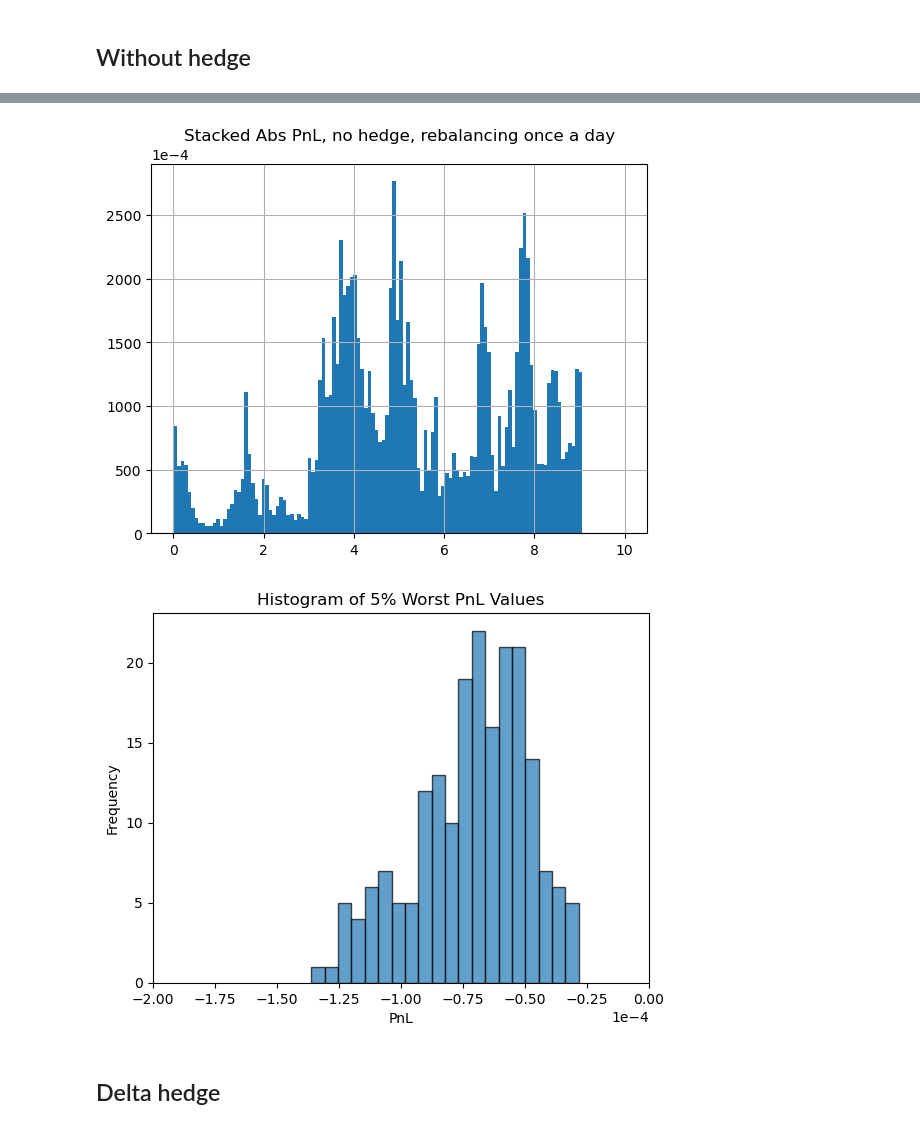
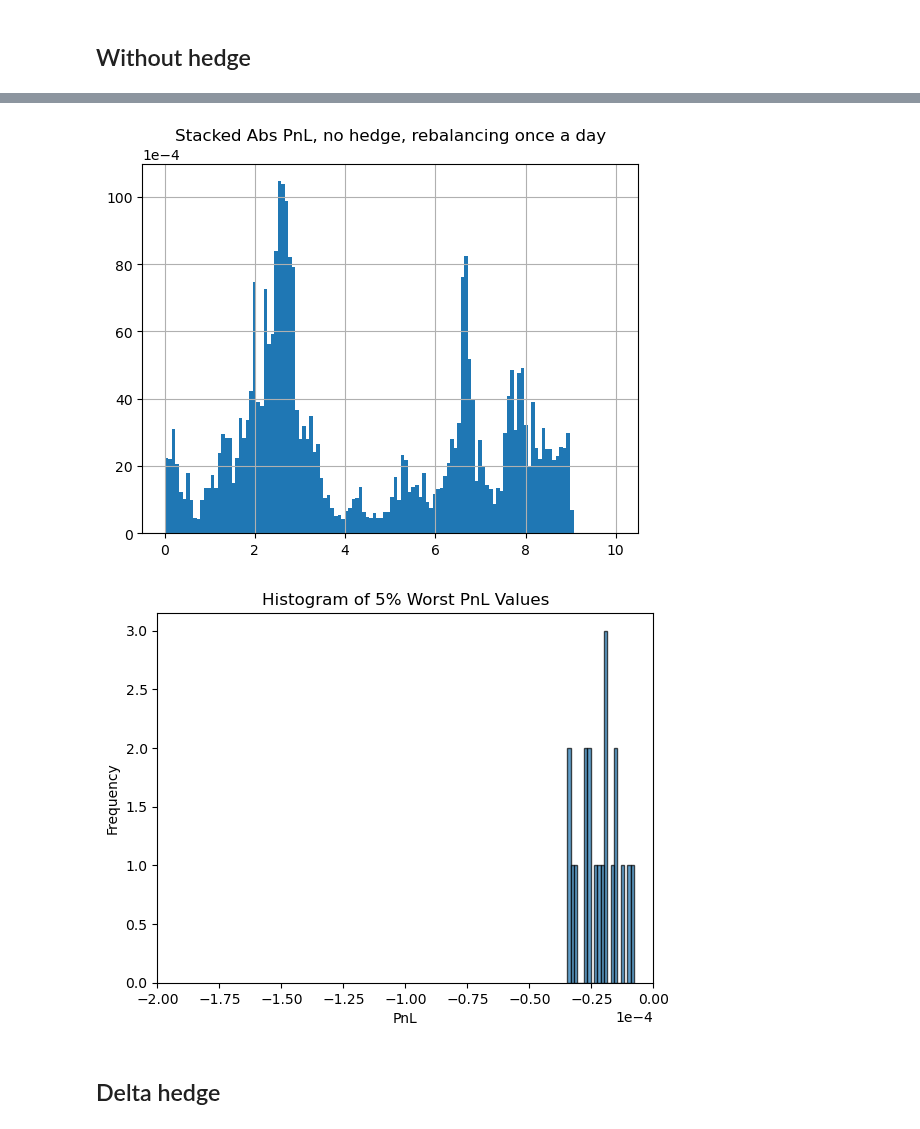
Before and after one commit to spelbella/cva_risk_management_thesis, a Jupyter notebook: Demos/delta_hedge.ipynb, the cells around one changed output, grey strips where cells are left out. Saved outputs shown, nothing was run; the diff lists cells and outputs as text; code cells hidden in the pictures.

Commit message:
Centralized Path dataype

```diff
--- a/Demos/delta_hedge.ipynb
+++ b/Demos/delta_hedge.ipynb
@@ -134,7 +134,7 @@ def process(pathN):
     Q_s = [[pricer.Q(t,T) for t in t_s_base] for T in T_s]   # Here there must be room for performance improvement? These lists could be pre-allocated or something since we know that it's going to be a list of a list of floats, same for below??
     Swaptions = [[pricer.swaption_price(t,T_s_2,K) for t in t_s_base] for T_s_2 in [T_s[i:] for i in range(0,len(T_s)-1)]] # Maybe we could C compile this file? Should be a huge performance increase, but might be a headache since we need to track down and type hint everything
     CVA = [pricer.CVA(t,T_s,K) for t in t_s_base]
-    Swaps = [[pricer.swap_price(t,T_s_2,K) for t in t_s_base] for T_s_2 in [T_s[i:] for i in range(0,len(T_s)-1)]]
+    Swaps = None
 
     return Path(t_s_base, lambdas, r, CVA, Q_s, Swaps, Swaptions, K = K)
 
@@ -162,6 +164,6 @@ plt.show()
 # %%
 ## Load File
-with open("200RunDemo.pkl","rb") as fp:
+with open("1HWRunDemo.pkl","rb") as fp:
     paths = pickle.load(fp)
 # %% [markdown]
 ## If use data file
@@ -184,7 +186,7 @@ plt.figure(1)
 plt.title("Example PnL, no hedge, rebalancing once a day")
 plt.grid()
 plt.ticklabel_format(axis='y', style='sci', scilimits=(-4,-4))
-plt.plot(paths[3].t_s[1:],pnl_without_hedge[3])
+plt.plot(paths[0].t_s[1:],pnl_without_hedge[0])
 
 plt.figure(2)
 plt.title("Stacked Abs PnL, no hedge, rebalancing once a day")
@@ -212,5 +214,5 @@ plt.show()
-[figure, old version]
+[figure, new version]
-[figure, old version]
+[figure, new version]
 # %% [markdown]
 ## Delta hedge
 # %%
```
Also changed, not shown: parts of 6 cells of this notebook, 14 other files.
